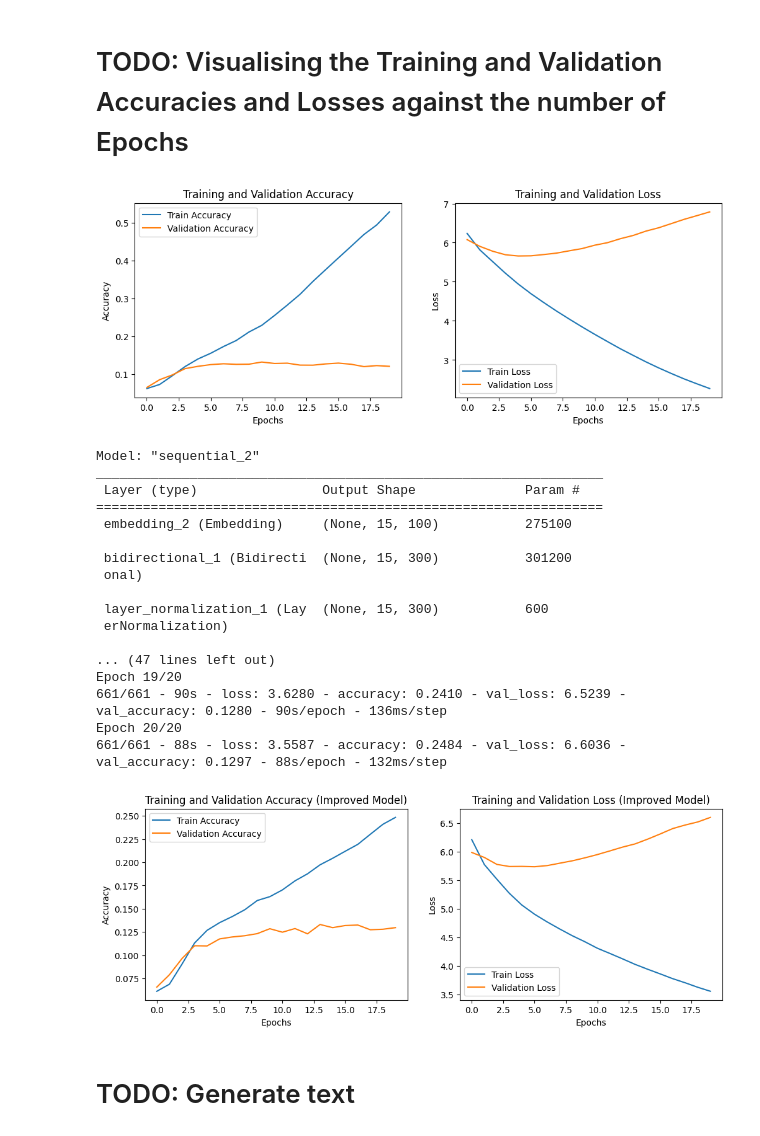
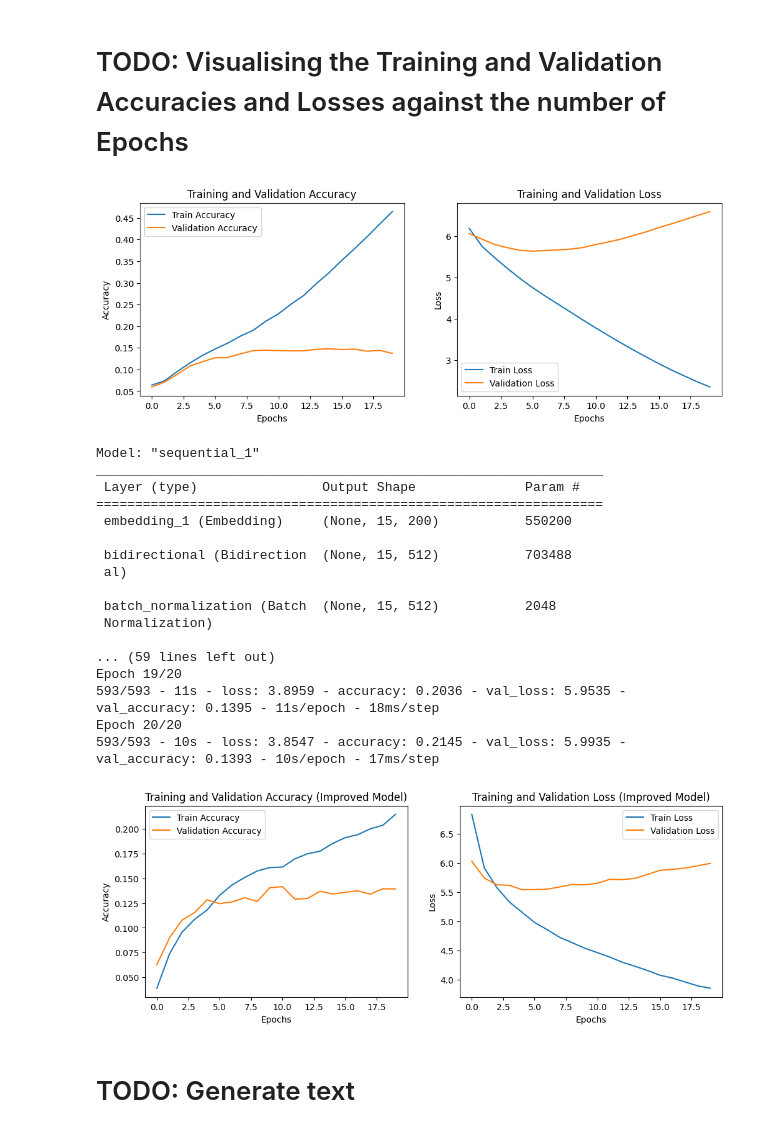
Before and after one commit to mr-nudo/intelligent-tools, a Jupyter notebook: LSTM.ipynb, the cells around one changed output. Cells and saved outputs as stored; diff of their text form; code cells hidden in the pictures.

```diff
--- a/LSTM.ipynb
+++ b/LSTM.ipynb
@@ -63,7 +64,7 @@ input_sequences = []
 
 for line in lines:
     tokens = tokenizer.texts_to_sequences([line])[0]
-    for i in range(1, len(tokens) + 1):
+    for i in range(2, len(tokens) + 1):
         input_sequences.append(tokens[:i])
 
 # Identify the maximum sequence length
@@ -185,22 +186,58 @@ plt.title('Training and Validation Loss')
 
 plt.show()
 # %% [output]
-[figure, old version]
+[figure, new version]
 # %%
 # Define the improved model
-improved_model = Sequential()
-improved_model.add(Embedding(input_dim=len(tokenizer.word_index) + 1, output_dim=100, input_length=max_sequence_length - 1))
-improved_model.add(Bidirectional(LSTM(150, return_sequences=True)))
-improved_model.add(LayerNormalization())
-improved_model.add(Dropout(0.5))
-improved_model.add(LSTM(150))
-improved_model.add(Dense(len(tokenizer.word_index) + 1, activation='softmax'))
+# improved_model = Sequential()
+# improved_model.add(Embedding(input_dim=len(tokenizer.word_index) + 1, output_dim=100, input_length=max_sequence_length - 1))
+# improved_model.add(Bidirectional(LSTM(150, return_sequences=True)))
+# improved_model.add(LayerNormalization())
+# improved_model.add(Dropout(0.5))
+# improved_model.add(LSTM(150))
+# improved_model.add(Dense(len(tokenizer.word_index) + 1, activation='softmax'))
+
+# # # Compile the improved model
+# improved_model.compile(loss='categorical_crossentropy', optimizer='adam', metrics=['accuracy'])
+
+
+# # Print the improved model summary
+# improved_model.summary()
+
+# # Train the improved model
+# history_improved = improved_model.fit(X_train, y_train, epochs=20, validation_data=(X_val, y_val), verbose=2)
+
+# Define the improved model
+# improved_model = Sequential([
+#     Embedding(input_dim=len(tokenizer.word_index) + 1, output_dim=100, input_length=max_sequence_length - 1),
+#     Bidirectional(GRU(150, return_sequences=True)),
+#     LayerNormalization(),
+#     Dropout(0.5),
+#     GRU(150),
+#     Dense(len(tokenizer.word_index) + 1, activation='softmax')
+# ])
+improved_model = Sequential([
+    Embedding(input_dim=len(tokenizer.word_index) + 1, output_dim=200, input_length=max_sequence_length - 1),
+    Bidirectional(GRU(256, return_sequences=True)),
+    BatchNormalization(),
+    Dropout(0.5),
+    GRU(256, return_sequences=True),
+    BatchNormalization(),
+    Dropout(0.5),
+    GRU(256),
+    BatchNormalization(),
+    Dropout(0.5),
+    Dense(len(tokenizer.word_index) + 1, activation='softmax')
+])
 
 # Compile the improved model
 improved_model.compile(loss='categorical_crossentropy', optimizer='adam', metrics=['accuracy'])
 
 # Print the improved model summary
 improved_model.summary()
+
+# Define early stopping callback
+# early_stopping = EarlyStopping(monitor='val_loss', patience=3, restore_best_weights=True)
 
 # Train the improved model
 history_improved = improved_model.fit(X_train, y_train, epochs=20, validation_data=(X_val, y_val), verbose=2)
@@ -209,43 +246,43 @@ history_improved = improved_model.fit(X_train, y_train, epochs=20, validation_da
 plt.figure(figsize=(12, 4))
 
 # Accuracy plot
 plt.subplot(1, 2, 1)
 plt.plot(history_improved.history['accuracy'], label='Train Accuracy')
 plt.plot(history_improved.history['val_accuracy'], label='Validation Accuracy')
 plt.xlabel('Epochs')
 plt.ylabel('Accuracy')
 plt.legend()
 plt.title('Training and Validation Accuracy (Improved Model)')
 
 # Loss plot
 plt.subplot(1, 2, 2)
 plt.plot(history_improved.history['loss'], label='Train Loss')
 plt.plot(history_improved.history['val_loss'], label='Validation Loss')
 plt.xlabel('Epochs')
 plt.ylabel('Loss')
 plt.legend()
 plt.title('Training and Validation Loss (Improved Model)')
 
 plt.show()
 # %% [output]
-Model: "sequential_2"
+Model: "sequential_1"
 _________________________________________________________________
  Layer (type)                Output Shape              Param #
 =================================================================
- embedding_2 (Embedding)     (None, 15, 100)           275100
+ embedding_1 (Embedding)     (None, 15, 200)           550200
 
- bidirectional_1 (Bidirecti  (None, 15, 300)           301200
- onal)
+ bidirectional (Bidirection  (None, 15, 512)           703488
+ al)
 
- layer_normalization_1 (Lay  (None, 15, 300)           600
- erNormalization)
+ batch_normalization (Batch  (None, 15, 512)           2048
+ Normalization)
 
-... (47 lines left out)
+... (59 lines left out)
 Epoch 19/20
-661/661 - 90s - loss: 3.6280 - accuracy: 0.2410 - val_loss: 6.5239 - val_accuracy: 0.1280 - 90s/epoch - 136ms/step
+593/593 - 11s - loss: 3.8959 - accuracy: 0.2036 - val_loss: 5.9535 - val_accuracy: 0.1395 - 11s/epoch - 18ms/step
 Epoch 20/20
-661/661 - 88s - loss: 3.5587 - accuracy: 0.2484 - val_loss: 6.6036 - val_accuracy: 0.1297 - 88s/epoch - 132ms/step
+593/593 - 10s - loss: 3.8547 - accuracy: 0.2145 - val_loss: 5.9935 - val_accuracy: 0.1393 - 10s/epoch - 17ms/step
-[figure, old version]
+[figure, new version]
 # %% [markdown]
 # TODO: Generate text
 # %%
```
Also changed, not shown: parts of 5 cells of this notebook.
